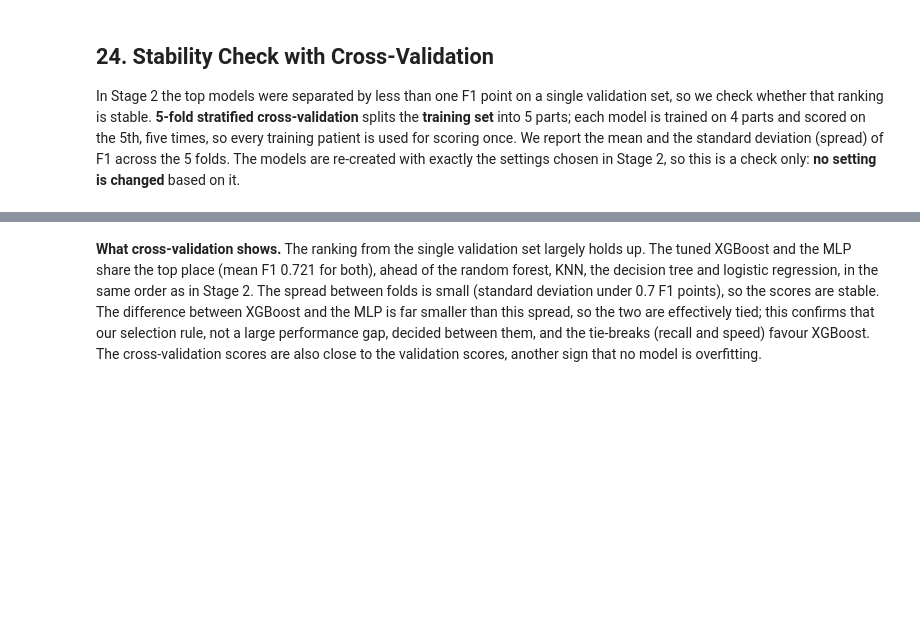
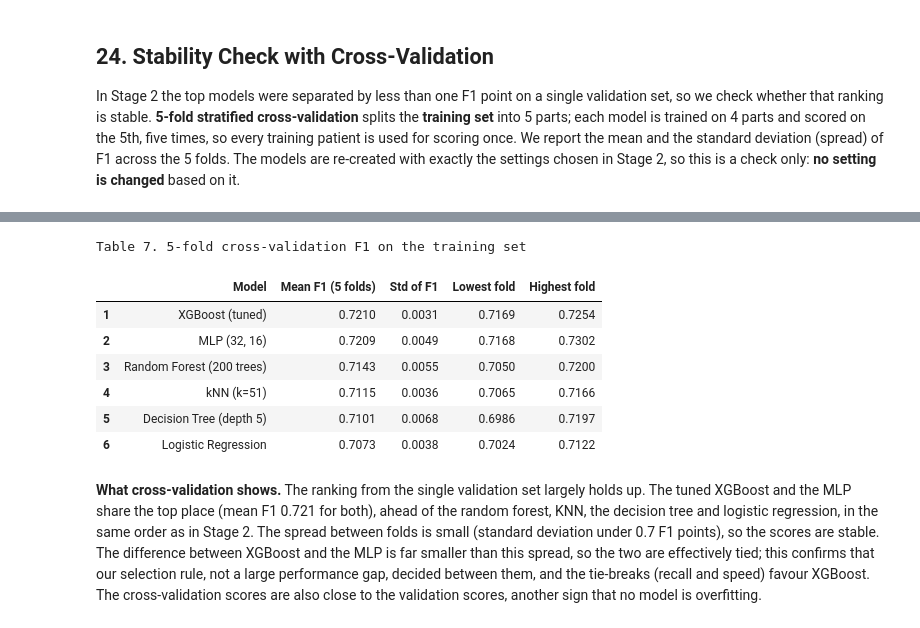
Before and after one commit to Kristina-Kojic/3000-AISE, a Jupyter notebook: DS3000_Project_Group01.ipynb, the cells around one changed output, grey strips where cells are left out. Drawn from its saved outputs; the diff is of its cells as text; code cells hidden in the pictures; blank space fills up the shorter version.

```diff
--- a/DS3000_Project_Group01.ipynb
+++ b/DS3000_Project_Group01.ipynb
@@ -1720,3 +1687,62 @@ Table 7. 5-fold cross-validation F1 on the training set
+# %%
+
+from sklearn.base import clone
+from sklearn.model_selection import StratifiedKFold, cross_val_score
+from sklearn.pipeline import Pipeline
+from sklearn.preprocessing import StandardScaler
+
+cv_models = {
+    "Logistic Regression": log_reg,
+    f"kNN (k={best_k})": knn,
+    "Decision Tree (depth 5)": dtree,
+    "Random Forest (200 trees)": rforest,
+    "MLP (32, 16)": mlp,
+    "XGBoost (tuned)": xgb_tuned,
+}
+
+folds = StratifiedKFold(n_splits=5, shuffle=True, random_state=SEED)
+
+cv_rows = []
+for name, model in cv_models.items():
+    pipeline = Pipeline([
+        ("scaler", StandardScaler()),
+        ("model", clone(model))
+    ])
+
+    f1_per_fold = cross_val_score(
+        pipeline,
+        X_train,
+        y_train,
+        cv=folds,
+        scoring="f1",
+        n_jobs=-1
+    )
+
+    cv_rows.append({
+        "Model": name,
+        "Mean F1 (5 folds)": f1_per_fold.mean(),
+        "Std of F1": f1_per_fold.std(),
+        "Lowest fold": f1_per_fold.min(),
+        "Highest fold": f1_per_fold.max()
+    })
+
+cv_table = pd.DataFrame(cv_rows).sort_values(
+    "Mean F1 (5 folds)", ascending=False
+).reset_index(drop=True)
+
+cv_table.index = cv_table.index + 1
+
+print("Table 7. 5-fold cross-validation F1 on the training set")
+cv_table.round(4)
+# %% [output]
+Table 7. 5-fold cross-validation F1 on the training set
+|  | Model | Mean F1 (5 folds) | Std of F1 | Lowest fold | Highest fold |
+| 1 | XGBoost (tuned) | 0.7210 | 0.0031 | 0.7169 | 0.7254 |
+| 2 | MLP (32, 16) | 0.7209 | 0.0049 | 0.7168 | 0.7302 |
+| 3 | Random Forest (200 trees) | 0.7143 | 0.0055 | 0.7050 | 0.7200 |
+| 4 | kNN (k=51) | 0.7115 | 0.0036 | 0.7065 | 0.7166 |
+| 5 | Decision Tree (depth 5) | 0.7101 | 0.0068 | 0.6986 | 0.7197 |
+| 6 | Logistic Regression | 0.7073 | 0.0038 | 0.7024 | 0.7122 |
 # %% [markdown]
 **What cross-validation shows.** The ranking from the single validation set largely holds up. The tuned XGBoost and the
 MLP share the top place (mean F1 0.721 for both), ahead of the random forest, KNN, the decision tree and logistic
```
Also changed, not shown: parts of 34 cells of this notebook.
